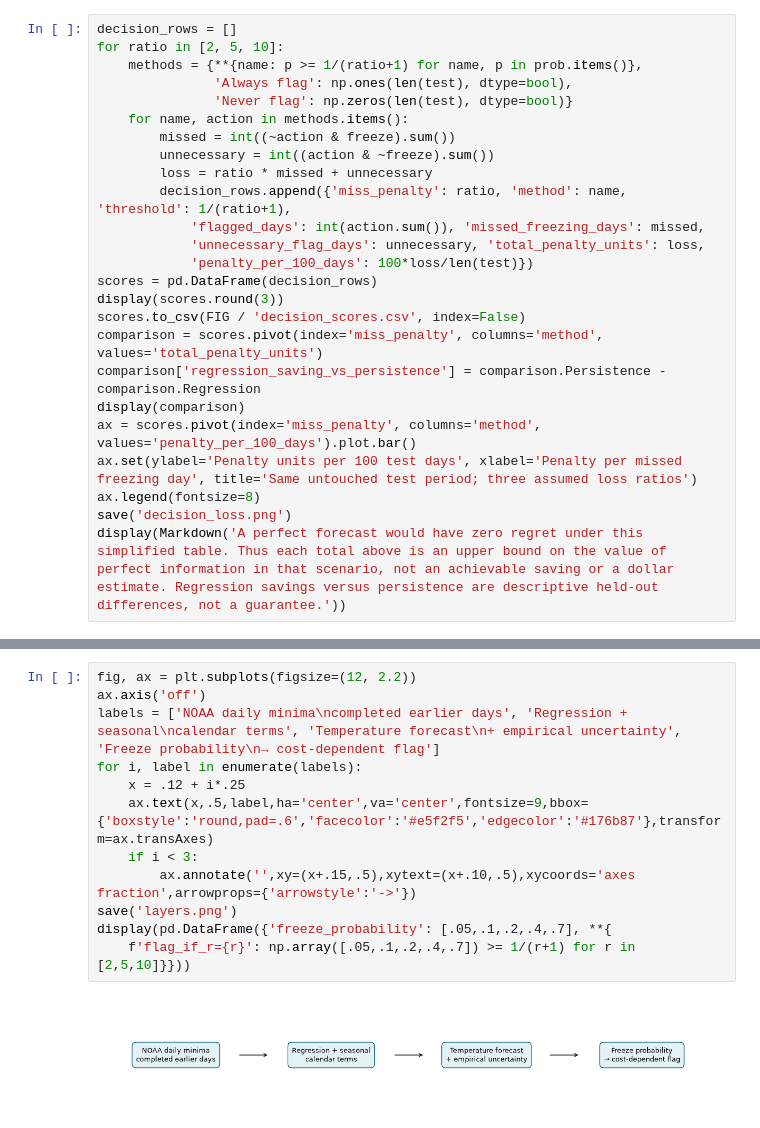
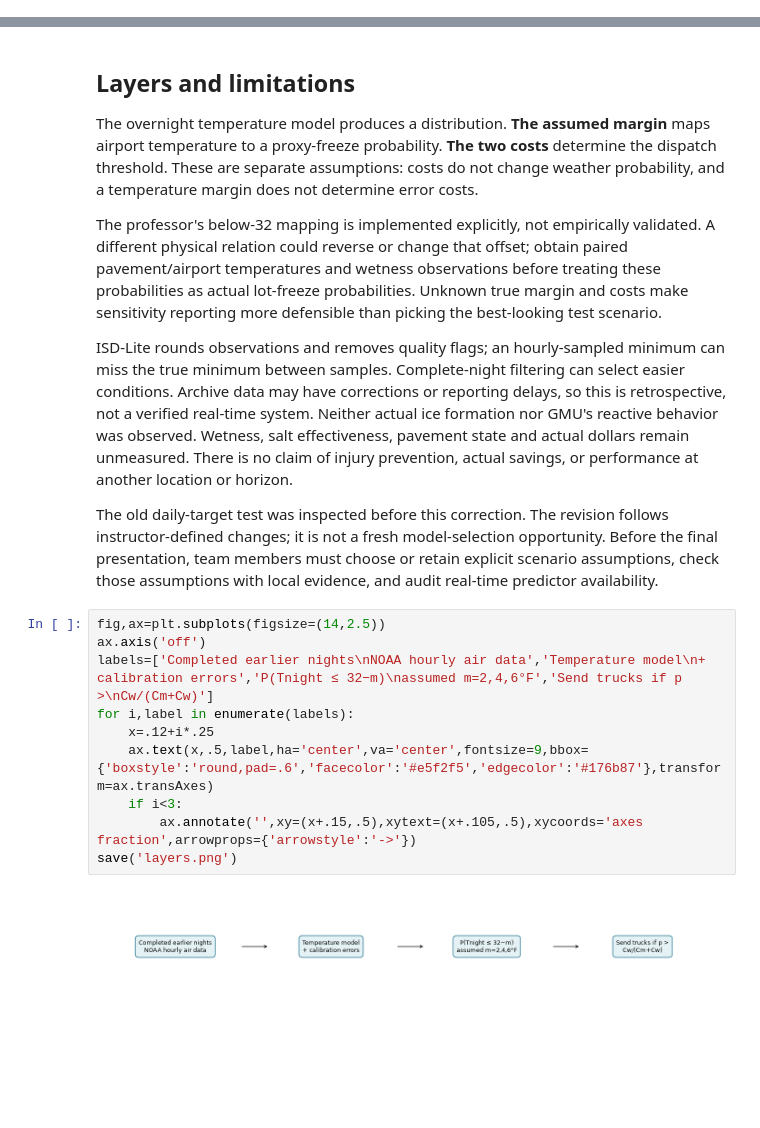
Before and after one commit to mrahma32/aii600-final-project, a Jupyter notebook: analysis.ipynb, the cells around one changed output, grey strips where cells are left out. Drawn from its saved outputs; the diff is of its cells as text; blank space fills up the shorter version.

```diff
--- a/analysis.ipynb
+++ b/analysis.ipynb
@@ -158,25 +175,0 @@ Expected regret of treating is $1-p$; of standing down is $rp$. Flag when $p\ge1
-# %%
-decision_rows = []
-for ratio in [2, 5, 10]:
-    methods = {**{name: p >= 1/(ratio+1) for name, p in prob.items()},
-               'Always flag': np.ones(len(test), dtype=bool),
-               'Never flag': np.zeros(len(test), dtype=bool)}
-    for name, action in methods.items():
-        missed = int((~action & freeze).sum())
-        unnecessary = int((action & ~freeze).sum())
-        loss = ratio * missed + unnecessary
-        decision_rows.append({'miss_penalty': ratio, 'method': name, 'threshold': 1/(ratio+1),
-            'flagged_days': int(action.sum()), 'missed_freezing_days': missed,
-            'unnecessary_flag_days': unnecessary, 'total_penalty_units': loss,
-            'penalty_per_100_days': 100*loss/len(test)})
-scores = pd.DataFrame(decision_rows)
-display(scores.round(3))
-scores.to_csv(FIG / 'decision_scores.csv', index=False)
-comparison = scores.pivot(index='miss_penalty', columns='method', values='total_penalty_units')
-comparison['regression_saving_vs_persistence'] = comparison.Persistence - comparison.Regression
-display(comparison)
-ax = scores.pivot(index='miss_penalty', columns='method', values='penalty_per_100_days').plot.bar()
-ax.set(ylabel='Penalty units per 100 test days', xlabel='Penalty per missed freezing day', title='Same untouched test period; three assumed loss ratios')
-ax.legend(fontsize=8)
-save('decision_loss.png')
-display(Markdown('A perfect forecast would have zero regret under this simplified table. Thus each total above is an upper bound on the value of perfect information in that scenario, not an achievable saving or a dollar estimate. Regression savings versus persistence are descriptive held-out differences, not a guarantee.'))
@@ -297,14 +408,21 @@ The cost ratio changes the action threshold, not the fitted temperature model. A
+# %% [markdown]
+## Layers and limitations
+The overnight temperature model produces a distribution. **The assumed margin** maps airport temperature to a proxy-freeze probability. **The two costs** determine the dispatch threshold. These are separate assumptions: costs do not change weather probability, and a temperature margin does not determine error costs.
+
+The professor's below-32 mapping is implemented explicitly, not empirically validated. A different physical relation could reverse or change that offset; obtain paired pavement/airport temperatures and wetness observations before treating these probabilities as actual lot-freeze probabilities. Unknown true margin and costs make sensitivity reporting more defensible than picking the best-looking test scenario.
+
+ISD-Lite rounds observations and removes quality flags; an hourly-sampled minimum can miss the true minimum between samples. Complete-night filtering can select easier conditions. Archive data may have corrections or reporting delays, so this is retrospective, not a verified real-time system. Neither actual ice formation nor GMU's reactive behavior was observed. Wetness, salt effectiveness, pavement state and actual dollars remain unmeasured. There is no claim of injury prevention, actual savings, or performance at another location or horizon.
+
+The old daily-target test was inspected before this correction. The revision follows instructor-defined changes; it is not a fresh model-selection opportunity. Before the final presentation, team members must choose or retain explicit scenario assumptions, check those assumptions with local evidence, and audit real-time predictor availability.
 # %%
-fig, ax = plt.subplots(figsize=(12, 2.2))
+fig,ax=plt.subplots(figsize=(14,2.5))
 ax.axis('off')
-labels = ['NOAA daily minima\ncompleted earlier days', 'Regression + seasonal\ncalendar terms', 'Temperature forecast\n+ empirical uncertainty', 'Freeze probability\n→ cost-dependent flag']
-for i, label in enumerate(labels):
-    x = .12 + i*.25
+labels=['Completed earlier nights\nNOAA hourly air data','Temperature model\n+ calibration errors','P(Tnight ≤ 32−m)\nassumed m=2,4,6°F','Send trucks if p >\nCw/(Cm+Cw)']
+for i,label in enumerate(labels):
+    x=.12+i*.25
     ax.text(x,.5,label,ha='center',va='center',fontsize=9,bbox={'boxstyle':'round,pad=.6','facecolor':'#e5f2f5','edgecolor':'#176b87'},transform=ax.transAxes)
-    if i < 3:
-        ax.annotate('',xy=(x+.15,.5),xytext=(x+.10,.5),xycoords='axes fraction',arrowprops={'arrowstyle':'->'})
+    if i<3:
+        ax.annotate('',xy=(x+.15,.5),xytext=(x+.105,.5),xycoords='axes fraction',arrowprops={'arrowstyle':'->'})
 save('layers.png')
-display(pd.DataFrame({'freeze_probability': [.05,.1,.2,.4,.7], **{
-    f'flag_if_r={r}': np.array([.05,.1,.2,.4,.7]) >= 1/(r+1) for r in [2,5,10]}}))
 # %% [output]
-[figure, old version]
+[figure, new version]
```
Also changed, not shown: parts of 26 cells of this notebook, 22 other files.
